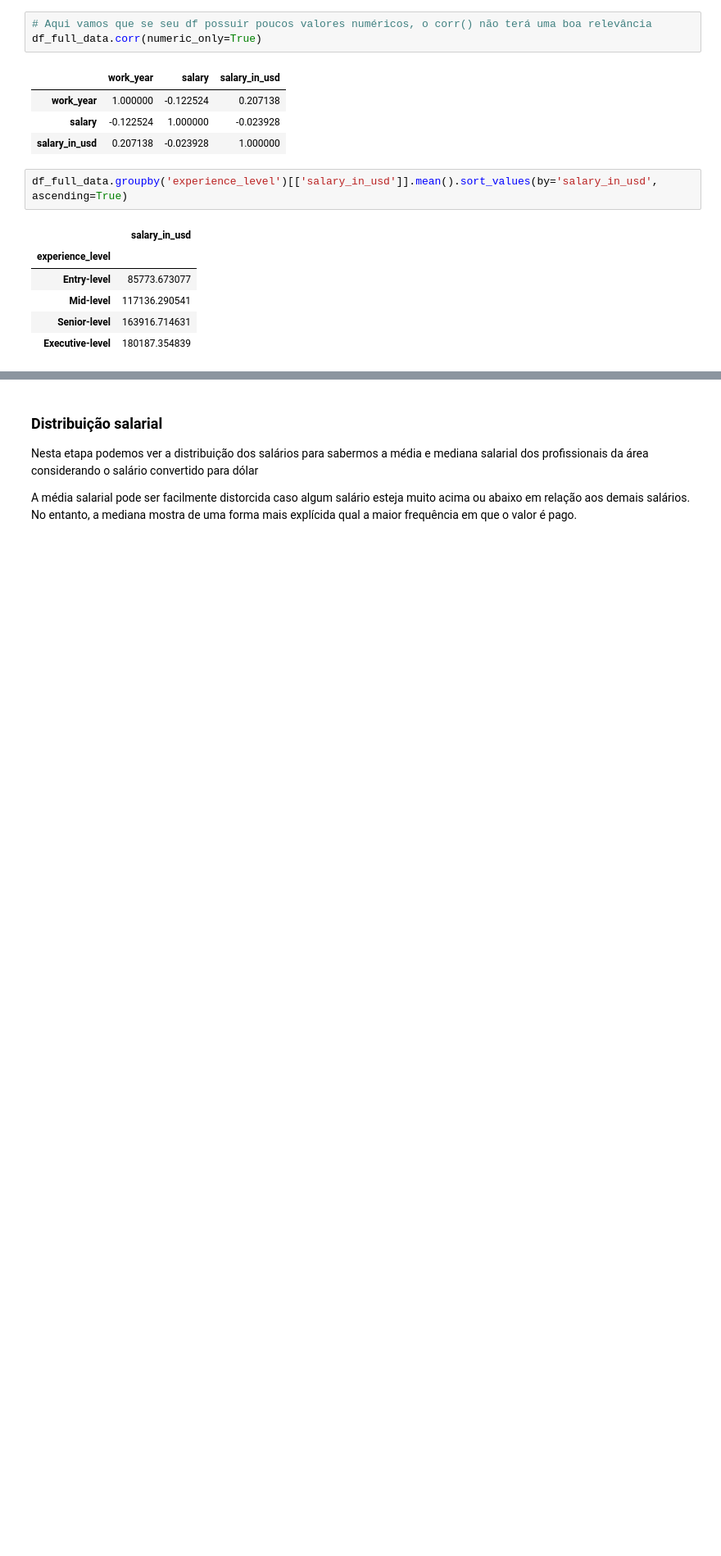
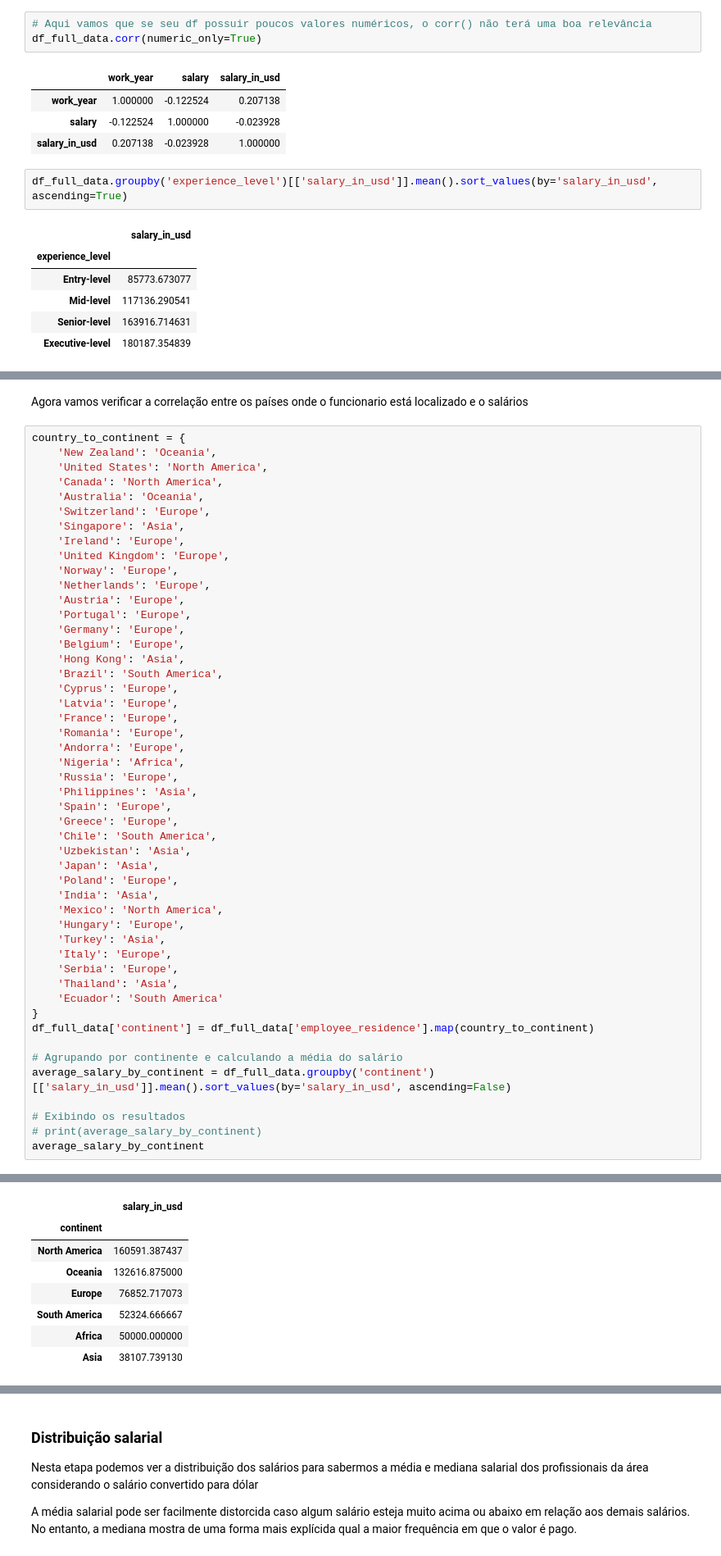
Before and after one commit to orafaelvinicius/Ada_tech, a Jupyter notebook: Tecnicas de programação I/Pasta Geral/Projeto/Projeto.ipynb, the cells around one changed output, grey strips where cells are left out. Shown at 82% size. Saved outputs shown, nothing was run; the diff lists cells and outputs as text; blank space fills up the shorter version.

```diff
--- a/Tecnicas de programação I/Pasta Geral/Projeto/Projeto.ipynb
+++ b/Tecnicas de programação I/Pasta Geral/Projeto/Projeto.ipynb
@@ -281,0 +303,52 @@ df_full_data.groupby('experience_level')[['salary_in_usd']].mean().sort_values(b
+# %% [markdown]
+Agora vamos verificar a correlação entre os países onde o funcionario está localizado e o salários
+# %%
+country_to_continent = {
+    'New Zealand': 'Oceania',
+    'United States': 'North America',
+    'Canada': 'North America',
+    'Australia': 'Oceania',
+    'Switzerland': 'Europe',
+    'Singapore': 'Asia',
+    'Ireland': 'Europe',
+    'United Kingdom': 'Europe',
+    'Norway': 'Europe',
+    'Netherlands': 'Europe',
+    'Austria': 'Europe',
+    'Portugal': 'Europe',
+    'Germany': 'Europe',
+    'Belgium': 'Europe',
+    'Hong Kong': 'Asia',
+    'Brazil': 'South America',
+    'Cyprus': 'Europe',
+    'Latvia': 'Europe',
+    'France': 'Europe',
+    'Romania': 'Europe',
+    'Andorra': 'Europe',
+    'Nigeria': 'Africa',
+    'Russia': 'Europe',
+    'Philippines': 'Asia',
+    'Spain': 'Europe',
+    'Greece': 'Europe',
+    'Chile': 'South America',
+    'Uzbekistan': 'Asia',
+    'Japan': 'Asia',
+    'Poland': 'Europe',
+    'India': 'Asia',
+    'Mexico': 'North America',
+    'Hungary': 'Europe',
+    'Turkey': 'Asia',
+    'Italy': 'Europe',
+    'Serbia': 'Europe',
+    'Thailand': 'Asia',
+    'Ecuador': 'South America'
+}
+df_full_data['continent'] = df_full_data['employee_residence'].map(country_to_continent)
+
+# Agrupando por continente e calculando a média do salário
+average_salary_by_continent = df_full_data.groupby('continent')[['salary_in_usd']].mean().sort_values(by='salary_in_usd', ascending=False)
+
+# Exibindo os resultados
+# print(average_salary_by_continent)
+average_salary_by_continent
+# %% [output]
@@ -282 +360,9 @@ df_full_data.groupby('experience_level')[['salary_in_usd']].mean().sort_values(b
+|  | salary_in_usd |
+| continent |  |
+| North America | 160591.387437 |
+| Oceania | 132616.875000 |
+| Europe | 76852.717073 |
+| South America | 52324.666667 |
+| Africa | 50000.000000 |
+| Asia | 38107.739130 |
 # %%
```
Also changed, not shown: parts of 12 cells of this notebook.
